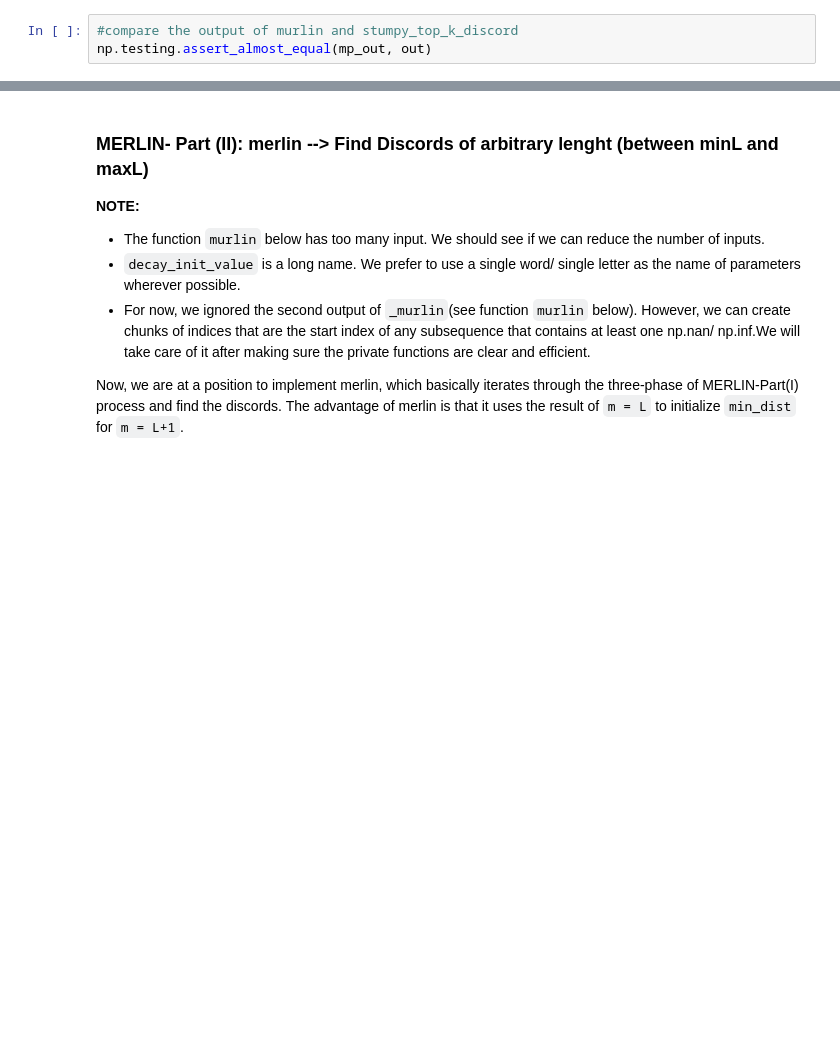
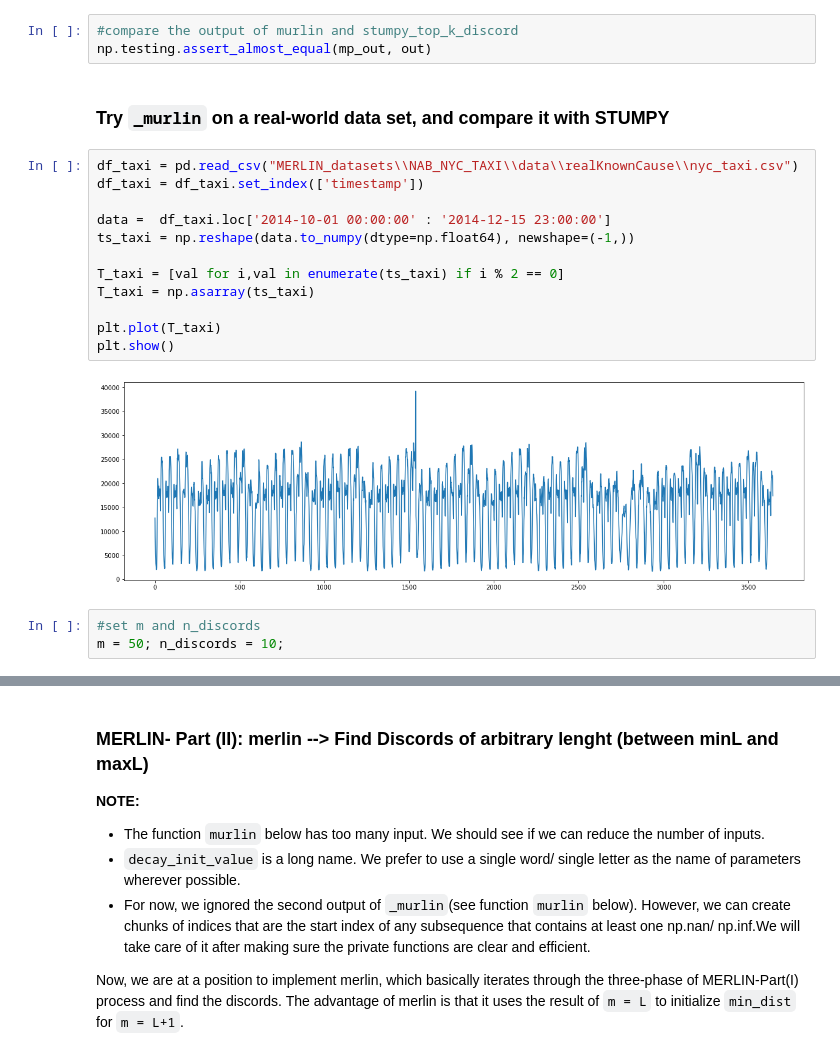
Before and after one commit to TDAmeritrade/stumpy, a Jupyter notebook: docs/Tutorial_DiscordMERLIN.ipynb, the cells around one changed output, grey strips where cells are left out. Saved outputs shown, nothing was run; the diff lists cells and outputs as text; blank space fills up the shorter version.

Commit message:
apply _murlin on real data set (taxi data) and compare its outcome with STUMPY's

```diff
--- a/docs/Tutorial_DiscordMERLIN.ipynb
+++ b/docs/Tutorial_DiscordMERLIN.ipynb
@@ -761,3 +761,22 @@ As observed, the outputs of `murlin` and `stumpy_top_k_discords` are the same in
 # %%
 #compare the output of murlin and stumpy_top_k_discord
 np.testing.assert_almost_equal(mp_out, out)
+# %% [markdown]
+### Try `_murlin` on a real-world data set, and compare it with STUMPY
+# %%
+df_taxi = pd.read_csv("MERLIN_datasets\\NAB_NYC_TAXI\\data\\realKnownCause\\nyc_taxi.csv")
+df_taxi = df_taxi.set_index(['timestamp'])
+
+data =  df_taxi.loc['2014-10-01 00:00:00' : '2014-12-15 23:00:00']
+ts_taxi = np.reshape(data.to_numpy(dtype=np.float64), newshape=(-1,))
+
+T_taxi = [val for i,val in enumerate(ts_taxi) if i % 2 == 0]
+T_taxi = np.asarray(ts_taxi)
+
+plt.plot(T_taxi)
+plt.show()
+# %% [output]
+[figure, added]
+# %%
+#set m and n_discords
+m = 50; n_discords = 10;
```
Also changed, not shown: parts of 7 cells of this notebook.
